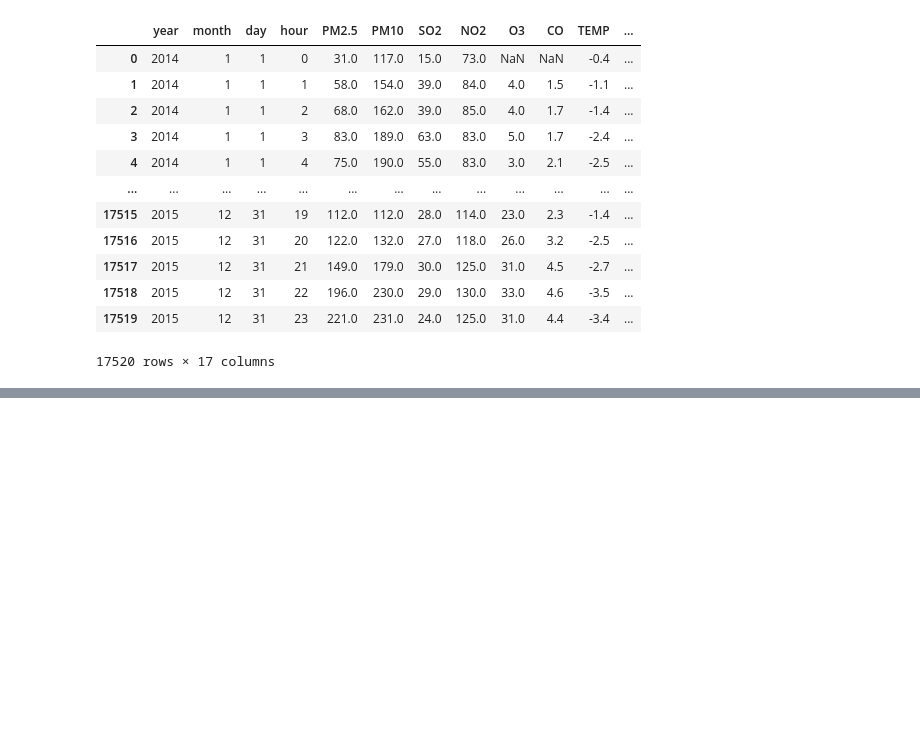
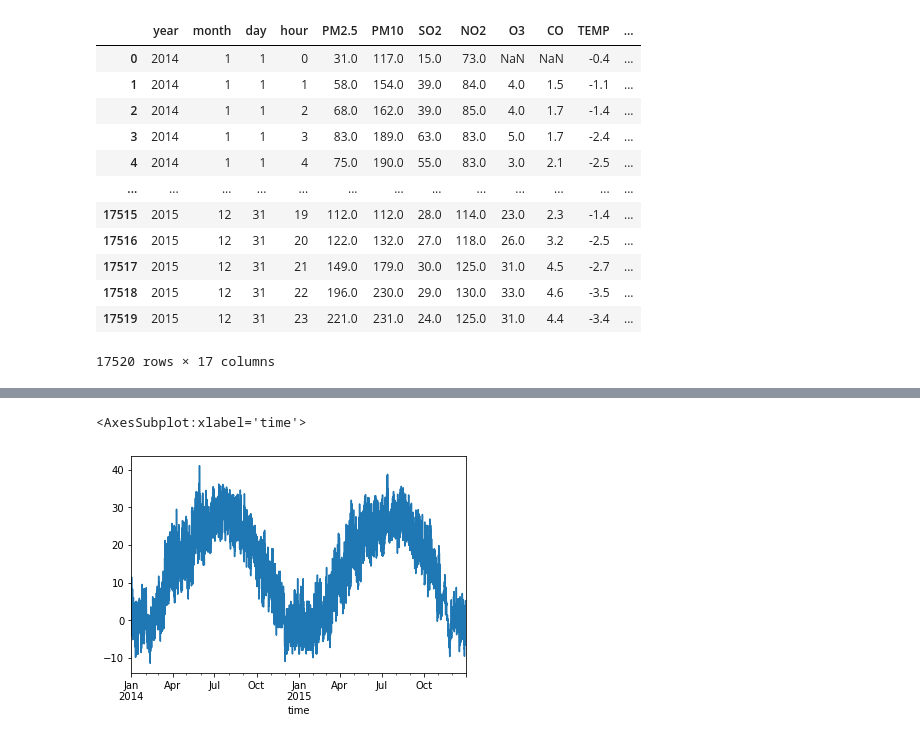
Before and after one commit to Chenyh368/TimeSeries_Midterm, a Jupyter notebook: dev.ipynb, the cells around one changed output, grey strips where cells are left out. Drawn from its saved outputs; the diff is of its cells as text; code cells hidden in the pictures; blank space fills up the shorter version.

```diff
--- a/dev.ipynb
+++ b/dev.ipynb
@@ -87,0 +88,5 @@ df.head()
+# %%
+df.TEMP.plot()
+# %% [output]
+<AxesSubplot:xlabel='time'>
+[figure, added]
```
Also changed, not shown: parts of 7 cells of this notebook, 7 other files.
